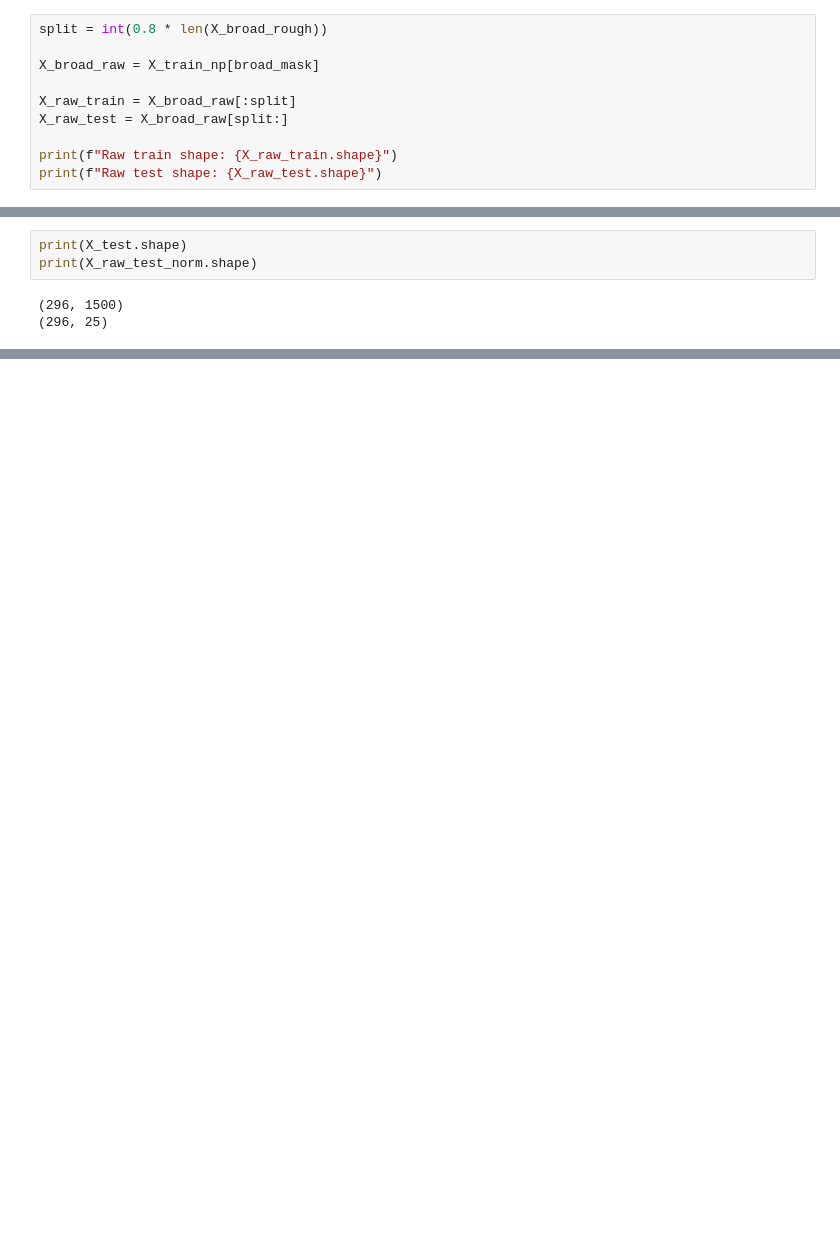
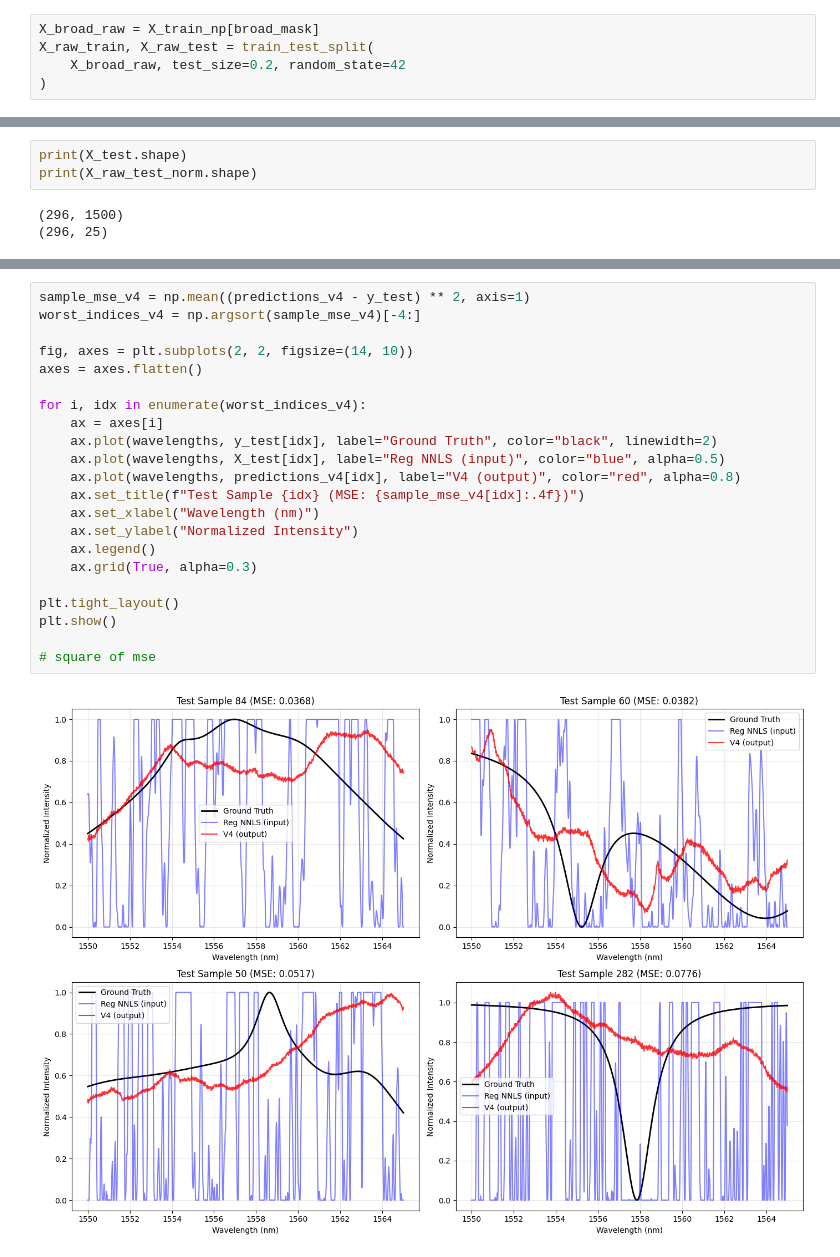
Before and after one commit to jatinvir/URA-Spectrometer, a Jupyter notebook: main.ipynb, the cells around one changed output, grey strips where cells are left out. Saved outputs shown, nothing was run; the diff lists cells and outputs as text; blank space fills up the shorter version.

```diff
--- a/main.ipynb
+++ b/main.ipynb
@@ -581,10 +587,5 @@ V3 Improvement over Reg NNLS: 85.9%
 # %%
-split = int(0.8 * len(X_broad_rough))
-
 X_broad_raw = X_train_np[broad_mask]
-
-X_raw_train = X_broad_raw[:split]
-X_raw_test = X_broad_raw[split:]
-
-print(f"Raw train shape: {X_raw_train.shape}")
-print(f"Raw test shape: {X_raw_test.shape}")
+X_raw_train, X_raw_test = train_test_split(
+    X_broad_raw, test_size=0.2, random_state=42
+)
@@ -710,0 +709,24 @@ V3 Improvement over Reg NNLS: 84.9%
+# %%
+sample_mse_v4 = np.mean((predictions_v4 - y_test) ** 2, axis=1)
+worst_indices_v4 = np.argsort(sample_mse_v4)[-4:]
+
+fig, axes = plt.subplots(2, 2, figsize=(14, 10))
+axes = axes.flatten()
+
+for i, idx in enumerate(worst_indices_v4):
+    ax = axes[i]
+    ax.plot(wavelengths, y_test[idx], label="Ground Truth", color="black", linewidth=2)
+    ax.plot(wavelengths, X_test[idx], label="Reg NNLS (input)", color="blue", alpha=0.5)
+    ax.plot(wavelengths, predictions_v4[idx], label="V4 (output)", color="red", alpha=0.8)
+    ax.set_title(f"Test Sample {idx} (MSE: {sample_mse_v4[idx]:.4f})")
+    ax.set_xlabel("Wavelength (nm)")
+    ax.set_ylabel("Normalized Intensity")
+    ax.legend()
+    ax.grid(True, alpha=0.3)
+
+plt.tight_layout()
+plt.show()
+
+# square of mse
+# %% [output]
+[figure, added]
```
Also changed, not shown: parts of 17 cells of this notebook, 2 other files.
